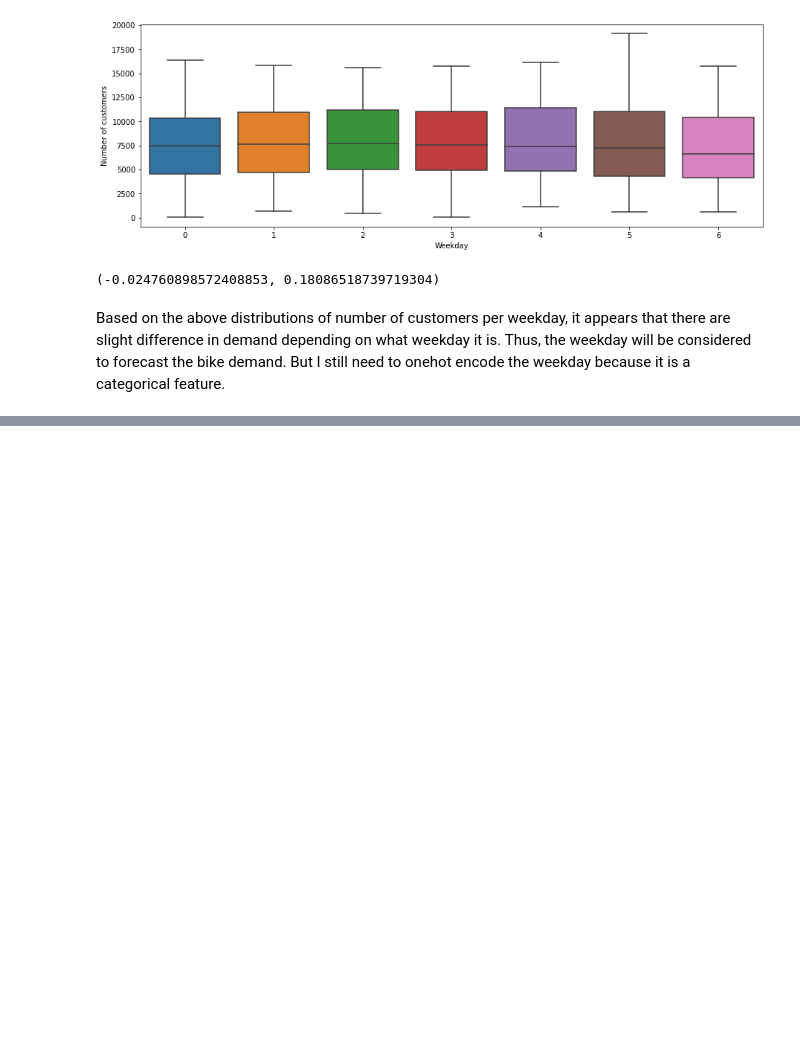
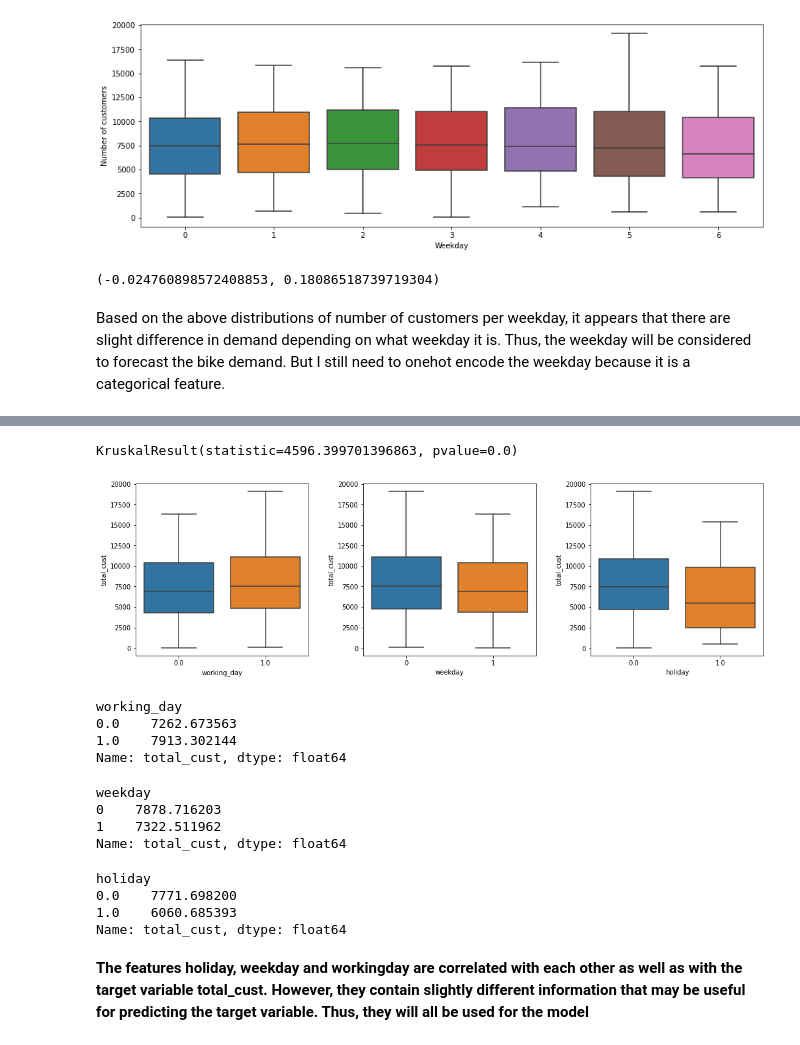
Before and after one commit to SamuelWanjiru/Bike-sharing-forecast, a Jupyter notebook: BikeSharing.ipynb, the cells around one changed output, grey strips where cells are left out. Saved outputs shown, nothing was run; the diff lists cells and outputs as text; code cells hidden in the pictures; blank space fills up the shorter version.

```diff
--- a/BikeSharing.ipynb
+++ b/BikeSharing.ipynb
@@ -366,0 +377,67 @@ Based on the above distributions of number of customers per weekday, it appears
+# %%
+# Correlation between working_day feature and the number of customers per day
+
+# using the Kruskal Wallis H test for correlations between a continuous and categorical variable
+
+kruskal(bike_data['working_day'], bike_data['total_cust'])
+# %% [output]
+KruskalResult(statistic=4596.399701396863, pvalue=0.0)
+# %%
+# create a new dataframe that encodes the weekday feature with 0 for monday through friday
+# and 1 for saturday and sunday
+
+weekend_distinct_df = bike_data.copy()
+weekend_distinct_df['weekday'] = weekend_distinct_df['weekday'].apply(lambda x: 1 if (x == 6 or x == 0) else 0)
+# %%
+# plot boxplots for comparison between the weekday and workingday feature
+
+plt.figure(figsize = [15, 5])
+
+# boxplot for feature workingday
+
+plt.subplot(1, 3, 1)
+sb.boxplot(data = bike_data, x = 'working_day', y = 'total_cust');
+
+# boxplot for feature weekday
+
+plt.subplot(1, 3, 2)
+sb.boxplot(data = weekend_distinct_df, x = 'weekday', y = 'total_cust');
+
+# boxplot for feature holiday
+
+plt.subplot(1, 3, 3)
+sb.boxplot(data = bike_data, x = 'holiday', y = 'total_cust');
+
+plt.tight_layout(pad=3.0) # Using padding to space the subplots for better viewing
+plt.show();
+# %% [output]
+[figure, added]
+# %%
+# plot the means of each instance of workingday
+
+bike_data.groupby('working_day')['total_cust'].mean()
+# %% [output]
+working_day
+0.0    7262.673563
+1.0    7913.302144
+Name: total_cust, dtype: float64
+# %%
+# plot the means of each instance of weekday
+
+weekend_distinct_df.groupby('weekday')['total_cust'].mean()
+# %% [output]
+weekday
+0    7878.716203
+1    7322.511962
+Name: total_cust, dtype: float64
+# %%
+# plot the means of each instance of holiday
+
+bike_data.groupby('holiday')['total_cust'].mean()
+# %% [output]
+holiday
+0.0    7771.698200
+1.0    6060.685393
+Name: total_cust, dtype: float64
+# %% [markdown]
+**The features holiday, weekday and workingday are correlated with each other as well as with the target variable total_cust. However, they contain slightly different information that may be useful for predicting the target variable. Thus, they will all be used for the model**
```
Also changed, not shown: parts of 2 cells of this notebook.
